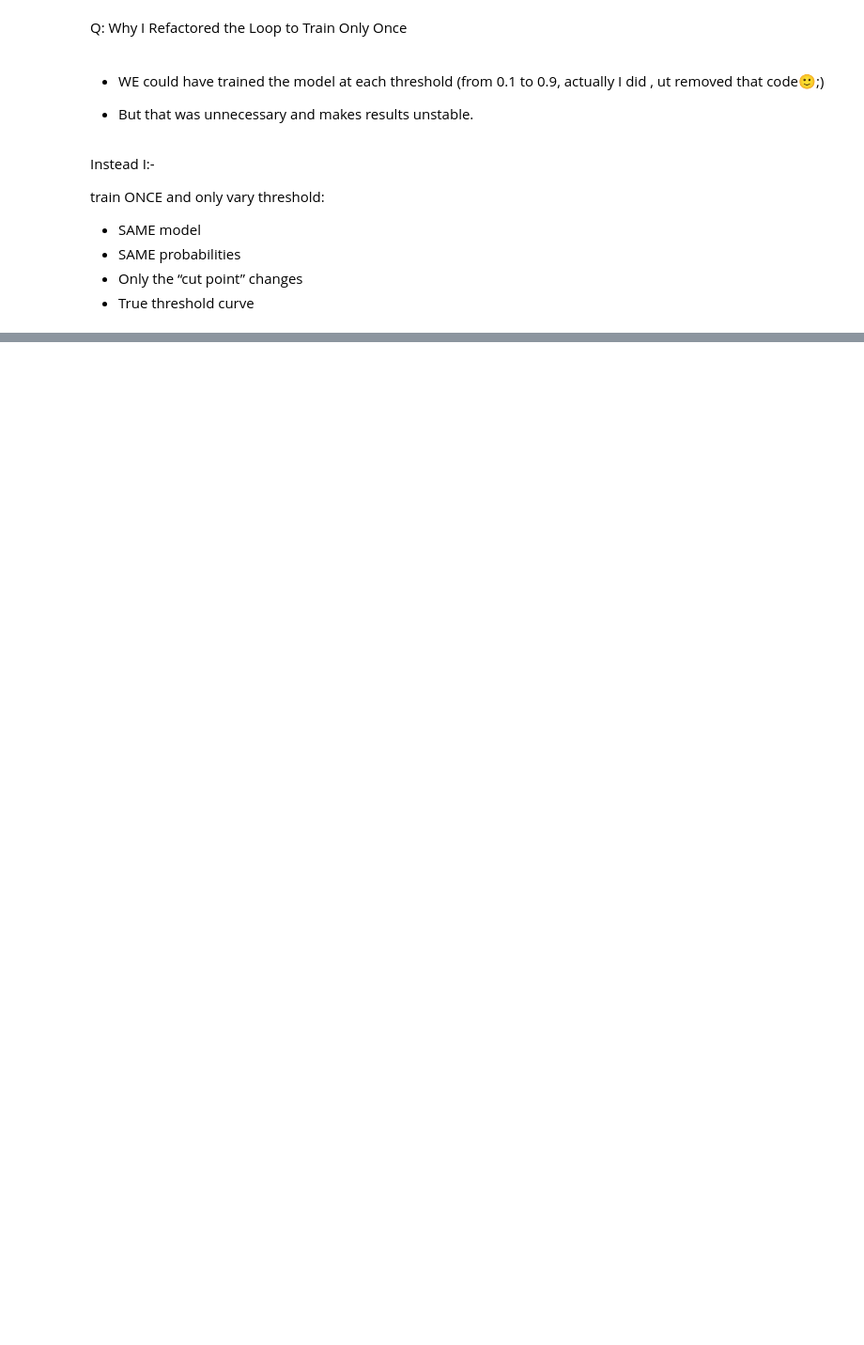
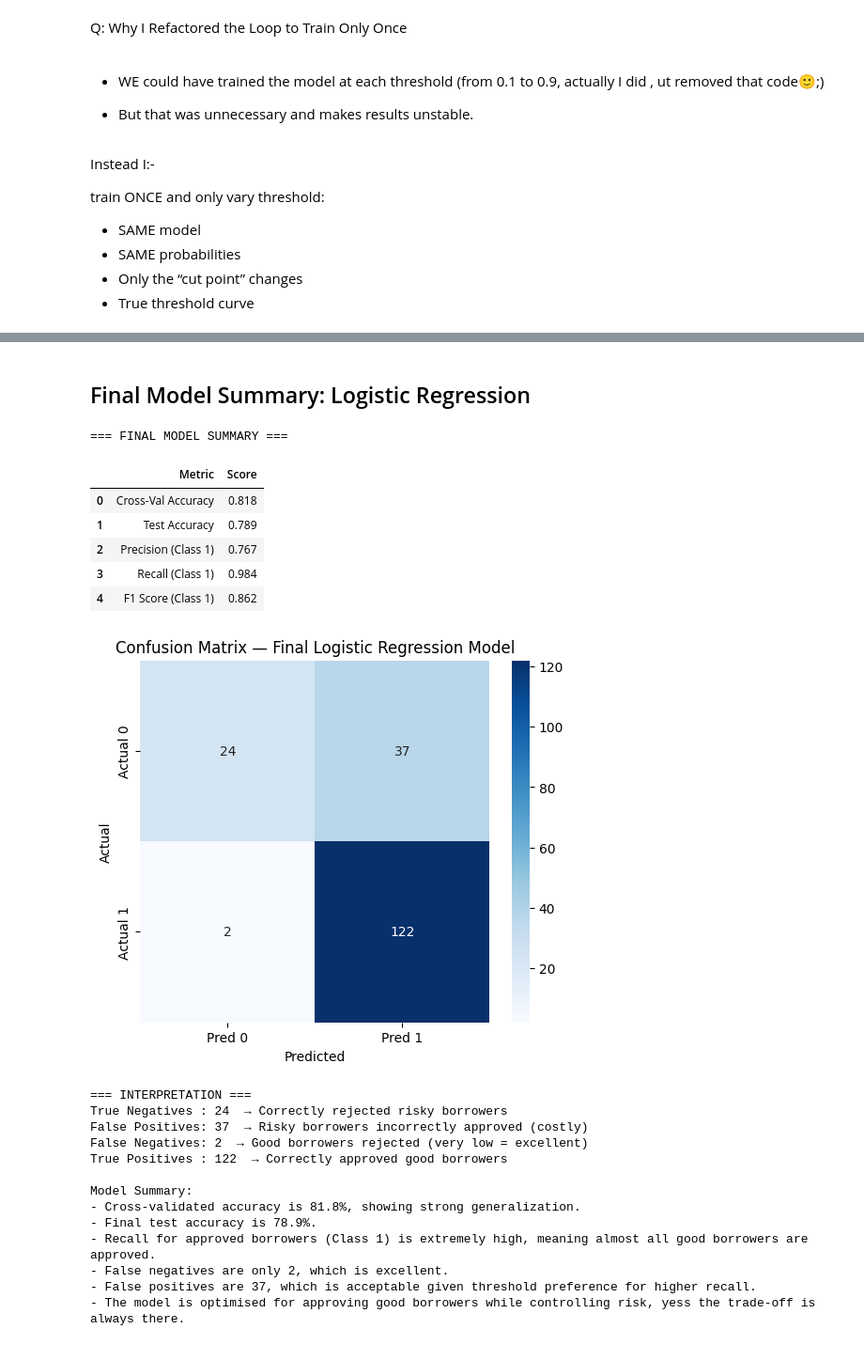
Before and after one commit to bhavbooks/Loan-Approval-Prediction-System, a Jupyter notebook: main.ipynb, the cells around one changed output, grey strips where cells are left out. Shown at 94% size. Drawn from its saved outputs; the diff is of its cells as text; code cells hidden in the pictures; blank space fills up the shorter version.

Commit message:
Final Model Evaluation

```diff
--- a/main.ipynb
+++ b/main.ipynb
@@ -1731,0 +1974,73 @@ train ONCE and only vary threshold:
+# %% [markdown]
+## Final Model Summary: Logistic Regression
+# %%
+import matplotlib.pyplot as plt
+import seaborn as sns
+import pandas as pd
+import numpy as np
+
+# ===== FINAL METRICS =====
+cv_accuracy = 0.818   # your 10-fold CV accuracy
+test_accuracy = 0.789
+precision_1 = 0.767
+recall_1 = 0.984
+f1_1 = 0.862
+
+cm = np.array([[24, 37],
+               [2, 122]])
+
+# ===== METRICS TABLE =====
+metrics_df = pd.DataFrame({
+    "Metric": ["Cross-Val Accuracy", "Test Accuracy", "Precision (Class 1)", "Recall (Class 1)", "F1 Score (Class 1)"],
+    "Score": [cv_accuracy, test_accuracy, precision_1, recall_1, f1_1]
+})
+
+print("=== FINAL MODEL SUMMARY ===")
+display(metrics_df)
+
+# ===== CONFUSION MATRIX =====
+plt.figure(figsize=(6,5))
+sns.heatmap(cm, annot=True, fmt="d", cmap="Blues",
+            xticklabels=["Pred 0", "Pred 1"],
+            yticklabels=["Actual 0", "Actual 1"])
+plt.title("Confusion Matrix — Final Logistic Regression Model")
+plt.ylabel("Actual")
+plt.xlabel("Predicted")
+plt.show()
+
+# ===== INTERPRETATION TEXT =====
+print("\n=== INTERPRETATION ===")
+print(f"True Negatives : {cm[0,0]}  → Correctly rejected risky borrowers")
+print(f"False Positives: {cm[0,1]}  → Risky borrowers incorrectly approved (costly)")
+print(f"False Negatives: {cm[1,0]}  → Good borrowers rejected (very low = excellent)")
+print(f"True Positives : {cm[1,1]}  → Correctly approved good borrowers")
+
+print("\nModel Summary:")
+print(f"- Cross-validated accuracy is {cv_accuracy*100:.1f}%, showing strong generalization.")
+print(f"- Final test accuracy is {test_accuracy*100:.1f}%.")
+print("- Recall for approved borrowers (Class 1) is extremely high, meaning almost all good borrowers are approved.")
+print("- False negatives are only 2, which is excellent.")
+print("- False positives are 37, which is acceptable given threshold preference for higher recall.")
+print("- The model is optimised for approving good borrowers while controlling risk, yess the trade-off is always there.")
+# %% [output]
+=== FINAL MODEL SUMMARY ===
+|  | Metric | Score |
+| 0 | Cross-Val Accuracy | 0.818 |
+| 1 | Test Accuracy | 0.789 |
+| 2 | Precision (Class 1) | 0.767 |
+| 3 | Recall (Class 1) | 0.984 |
+| 4 | F1 Score (Class 1) | 0.862 |
+[figure, added]
+=== INTERPRETATION ===
+True Negatives : 24  → Correctly rejected risky borrowers
+False Positives: 37  → Risky borrowers incorrectly approved (costly)
+False Negatives: 2  → Good borrowers rejected (very low = excellent)
+True Positives : 122  → Correctly approved good borrowers
+
+Model Summary:
+- Cross-validated accuracy is 81.8%, showing strong generalization.
+- Final test accuracy is 78.9%.
+- Recall for approved borrowers (Class 1) is extremely high, meaning almost all good borrowers are approved.
+- False negatives are only 2, which is excellent.
+- False positives are 37, which is acceptable given threshold preference for higher recall.
+- The model is optimised for approving good borrowers while controlling risk, yess the trade-off is always there.
```
Also changed, not shown: parts of 22 cells of this notebook.
